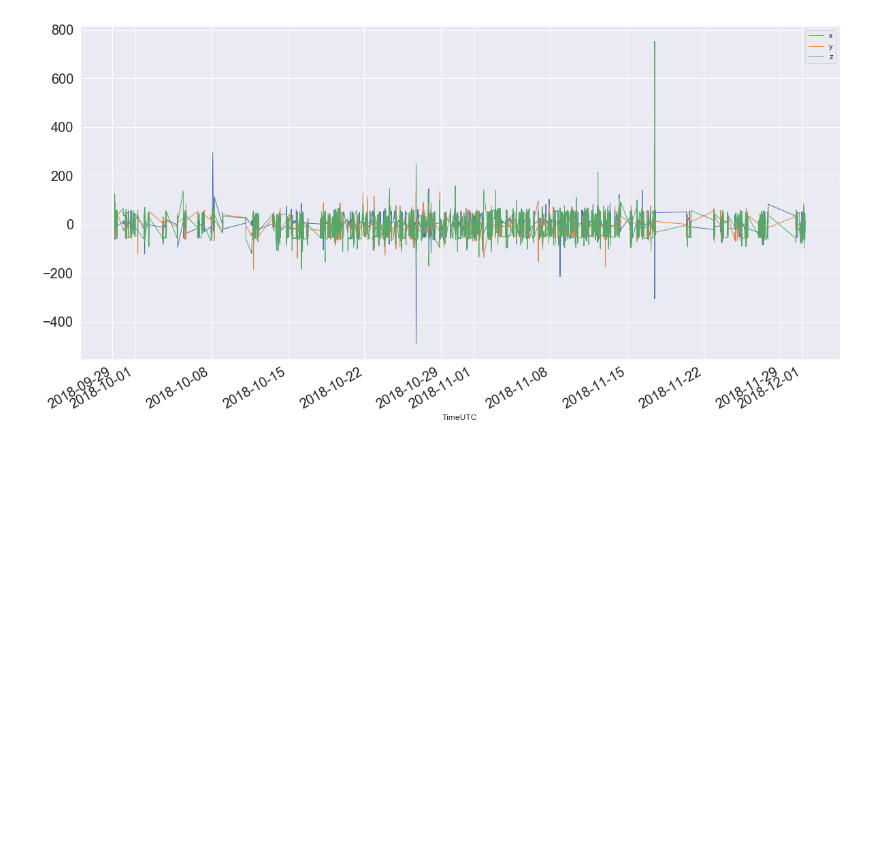
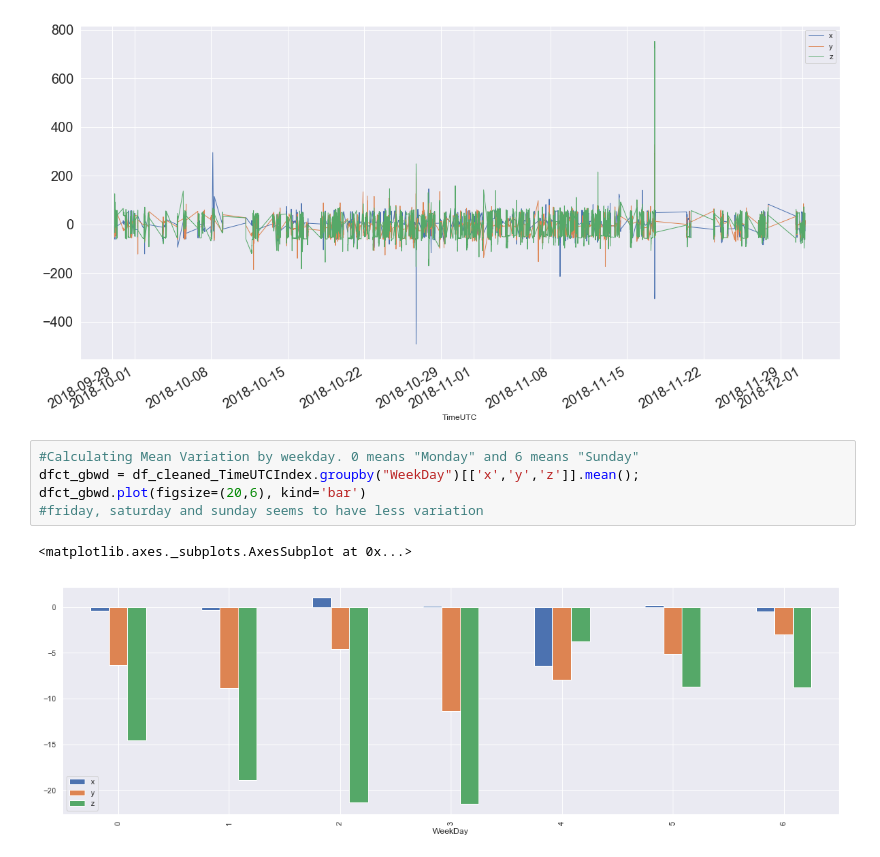
Before and after one commit to KumailQazi/ChangeDetectionMagneticField, a Jupyter notebook: Change Detection.ipynb, the cells around one changed output. Saved outputs shown, nothing was run; the diff lists cells and outputs as text; blank space fills up the shorter version.

Commit message:
Grouping and visualizing x, y, z dimensions by weekday.

```diff
--- a/Change Detection.ipynb
+++ b/Change Detection.ipynb
@@ -136,3 +136,11 @@ df_cleaned_TimeUTCIndex[['x','y','z']].plot(figsize=(20,10), linewidth=1, fontsi
 # holidays and therefore less moment or longer stays at home.
 # %% [output]
 [figure]
+# %%
+#Calculating Mean Variation by weekday. 0 means "Monday" and 6 means "Sunday"
+dfct_gbwd = df_cleaned_TimeUTCIndex.groupby("WeekDay")[['x','y','z']].mean();
+dfct_gbwd.plot(figsize=(20,6), kind='bar')
+#friday, saturday and sunday seems to have less variation
+# %% [output]
+<matplotlib.axes._subplots.AxesSubplot at 0x...>
+[figure, added]
```
